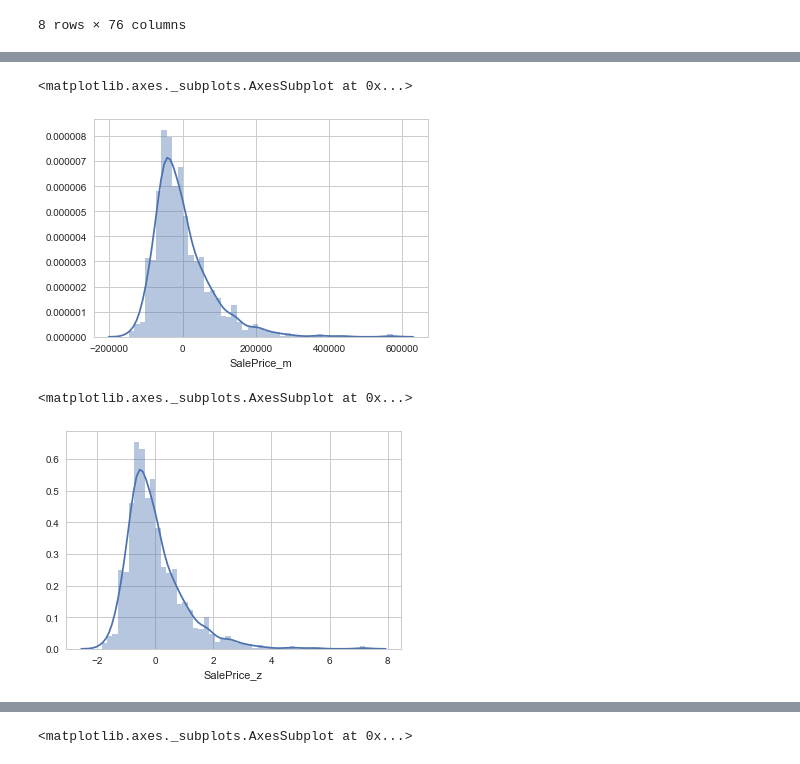
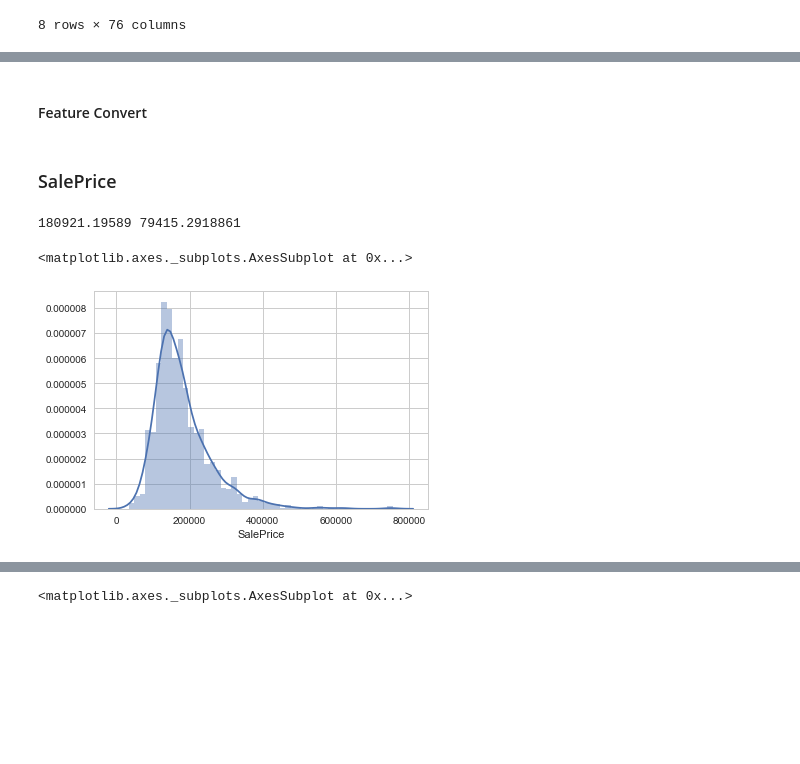
Before and after one commit to kkchuchu/kkchuchu.mushroom, a Jupyter notebook: kaggle/hp/House Prices- Advanced Regression Techniques.ipynb, the cells around one changed output, grey strips where cells are left out. Cells and saved outputs as stored; diff of their text form; code cells hidden in the pictures; blank space fills up the shorter version.

```diff
--- a/kaggle/hp/House Prices- Advanced Regression Techniques.ipynb
+++ b/kaggle/hp/House Prices- Advanced Regression Techniques.ipynb
@@ -117,3 +168,5 @@ Series([], dtype: int64)
+# %% [markdown]
+#### Feature Convert
 # %%
 def do_cat2num(dr, columns):
     # convert all cat column to numeric type
@@ -128,14 +177,11 @@ sns.set(style="whitegrid", color_codes=True)
+# %% [markdown]
+### SalePrice
 # %%
 # Sale Price Distribution
 (m, sigma) = norm.fit(dr['SalePrice'])
-dr = dr.assign(SalePrice_m= lambda x: x['SalePrice']-m)
-sns.distplot(dr['SalePrice_m'])
+print(m, sigma)
+sns.distplot(dr['SalePrice'])
 # %% [output]
-<matplotlib.axes._subplots.AxesSubplot at 0x...>
+180921.19589 79415.2918861
+<matplotlib.axes._subplots.AxesSubplot at 0x...>
-[figure, old version]
+[figure, new version]
-# %%
-dr = dr.assign(SalePrice_z=lambda r: (r['SalePrice'] - m)/sigma)
-sns.distplot(dr['SalePrice_z'])
-# %% [output]
-<matplotlib.axes._subplots.AxesSubplot at 0x...>
-[figure, removed]
```
Also changed, not shown: parts of 37 cells of this notebook.
